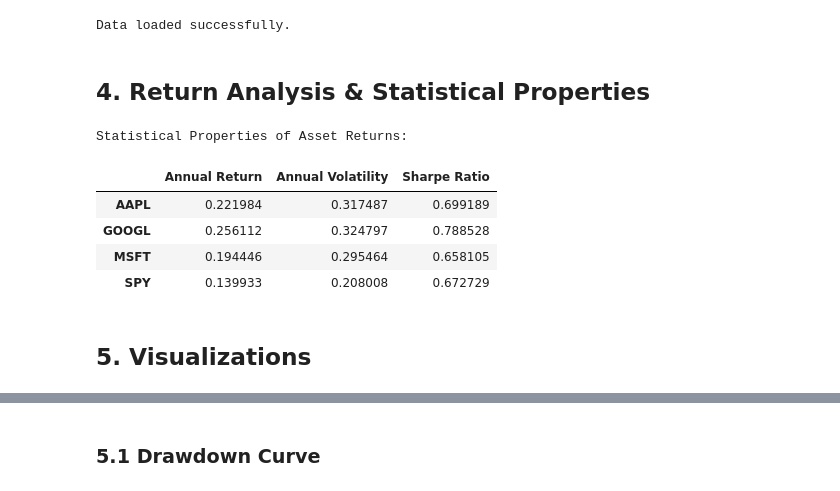
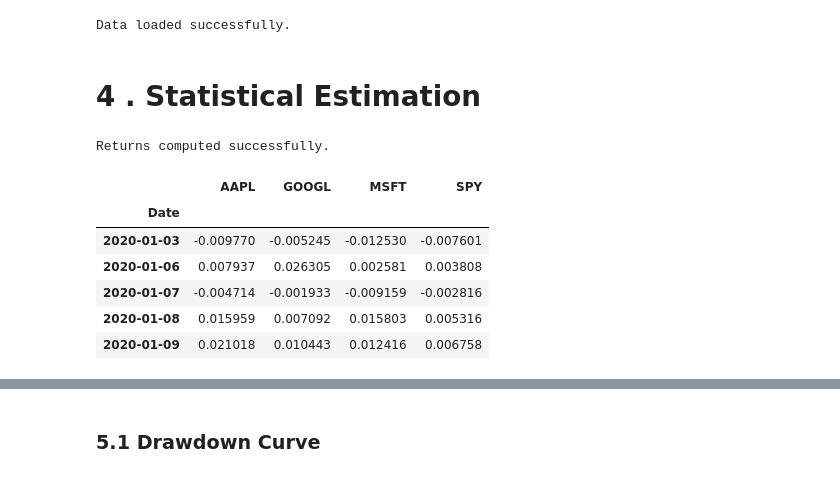
Before and after one commit to KartikMehra22/monte-carlo-portfolio-optimization, a Jupyter notebook: notebooks/portfolio_optimization.ipynb, the cells around one changed output, grey strips where cells are left out. Drawn from its saved outputs; the diff is of its cells as text; code cells hidden in the pictures.

```diff
--- a/notebooks/portfolio_optimization.ipynb
+++ b/notebooks/portfolio_optimization.ipynb
@@ -68,30 +68,28 @@ prices = load_processed_data("../data/asset_prices.csv")
 print("Data loaded successfully.")
 # %% [output]
 Data loaded successfully.
-# %% [markdown]
-## 4. Return Analysis & Statistical Properties
-# %%
-# 1. Calculate Daily Log Returns
-log_returns = np.log(prices / prices.shift(1)).dropna()
-
-# 2. Annualized Mean Return & Volatility (assuming 252 trading days)
-annual_return = log_returns.mean() * 252
-annual_volatility = log_returns.std() * np.sqrt(252)
-
-stats_df = pd.DataFrame({
-    'Annual Return': annual_return,
-    'Annual Volatility': annual_volatility,
-    'Sharpe Ratio': annual_return / annual_volatility
-})
-
-print("Statistical Properties of Asset Returns:")
-display(stats_df)
-# %% [output]
-Statistical Properties of Asset Returns:
-|  | Annual Return | Annual Volatility | Sharpe Ratio |
-| AAPL | 0.221984 | 0.317487 | 0.699189 |
-| GOOGL | 0.256112 | 0.324797 | 0.788528 |
-| MSFT | 0.194446 | 0.295464 | 0.658105 |
-| SPY | 0.139933 | 0.208008 | 0.672729 |
-# %% [markdown]
-## 5. Visualizations
+# %% [markdown]
+# 4 . Statistical Estimation
+# %%
+# ============================================================
+# 4. Statistical Estimation of Returns (PHASE 1)
+# ============================================================
+
+import numpy as np
+import seaborn as sns
+import matplotlib.pyplot as plt
+
+# ----- 1️⃣ Compute Log Returns -----
+returns = np.log(prices / prices.shift(1)).dropna()
+
+print("Returns computed successfully.")
+returns.head()
+# %% [output]
+Returns computed successfully.
+|  | AAPL | GOOGL | MSFT | SPY |
+| Date |  |  |  |  |
+| 2020-01-03 | -0.009770 | -0.005245 | -0.012530 | -0.007601 |
+| 2020-01-06 | 0.007937 | 0.026305 | 0.002581 | 0.003808 |
+| 2020-01-07 | -0.004714 | -0.001933 | -0.009159 | -0.002816 |
+| 2020-01-08 | 0.015959 | 0.007092 | 0.015803 | 0.005316 |
+| 2020-01-09 | 0.021018 | 0.010443 | 0.012416 | 0.006758 |
```
Also changed, not shown: parts of 6 cells of this notebook.
